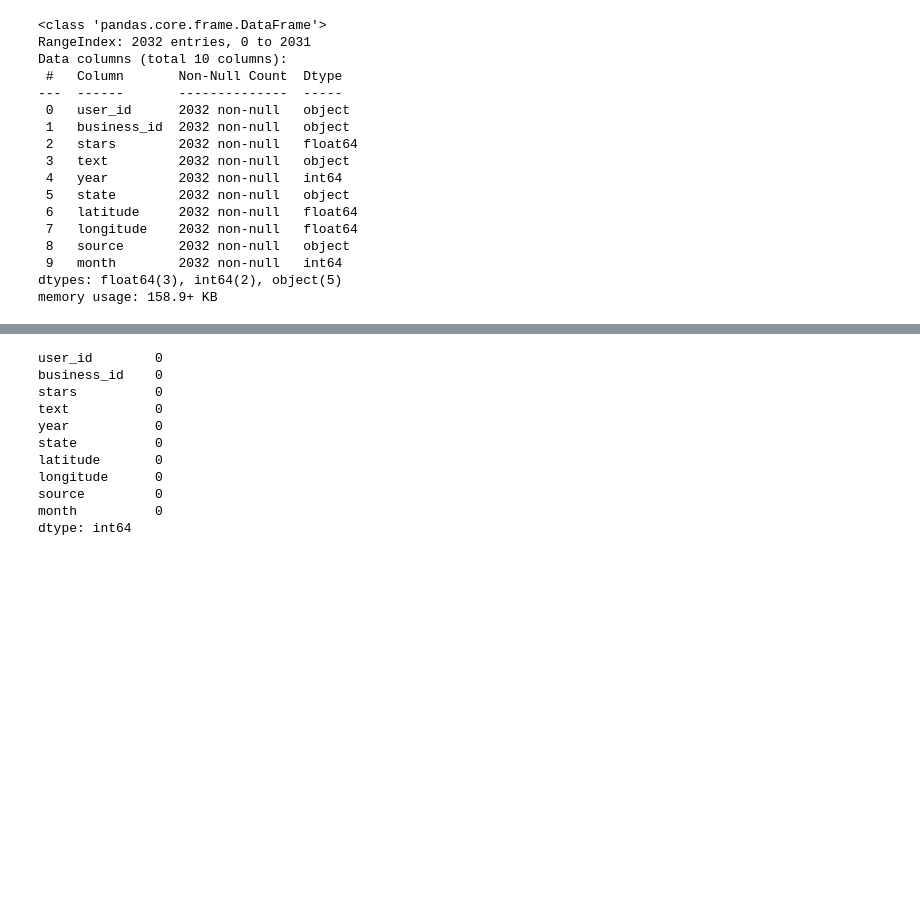
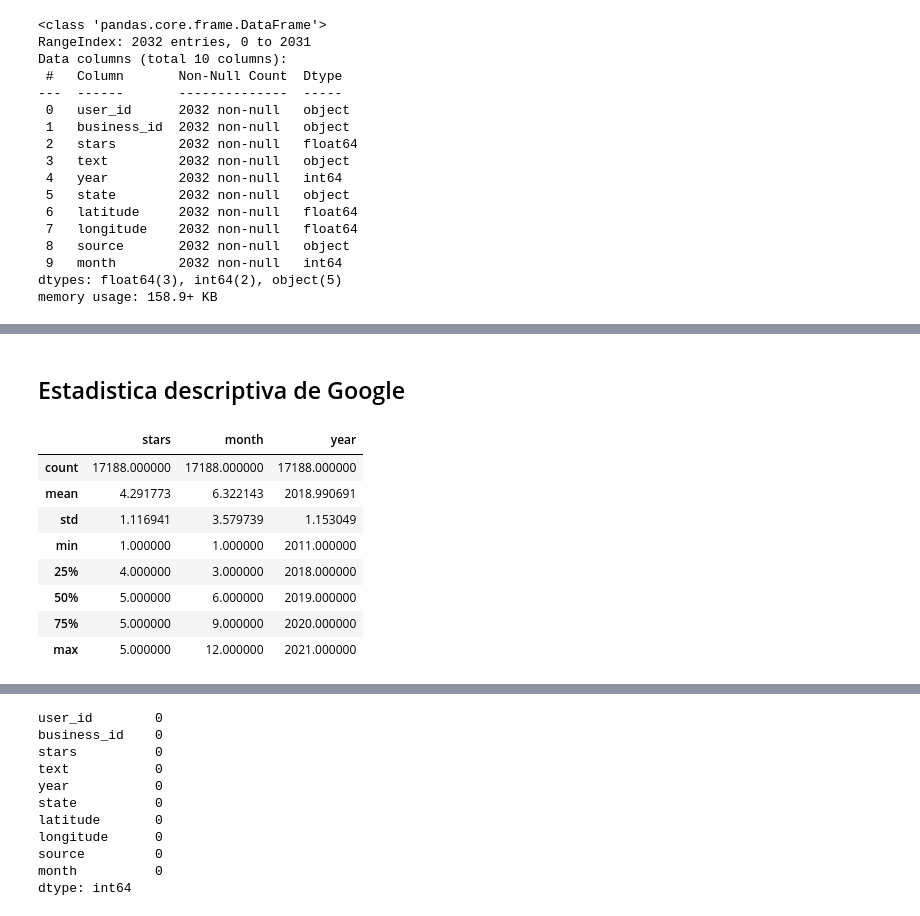
Before and after one commit to JohannaRangel/FinalProject_YelpGoogleMaps, a Jupyter notebook: notebooks/EDA.ipynb, the cells around one changed output, grey strips where cells are left out. Cells and saved outputs as stored; diff of their text form; code cells hidden in the pictures; blank space fills up the shorter version.

```diff
--- a/notebooks/EDA.ipynb
+++ b/notebooks/EDA.ipynb
@@ -95,0 +129,14 @@ plt.show()
+# %% [markdown]
+## Estadistica descriptiva de Google
+# %%
+G_ulta_beauty[['stars','month','year']].describe()
+# %% [output]
+|  | stars | month | year |
+| count | 17188.000000 | 17188.000000 | 17188.000000 |
+| mean | 4.291773 | 6.322143 | 2018.990691 |
+| std | 1.116941 | 3.579739 | 1.153049 |
+| min | 1.000000 | 1.000000 | 2011.000000 |
+| 25% | 4.000000 | 3.000000 | 2018.000000 |
+| 50% | 5.000000 | 6.000000 | 2019.000000 |
+| 75% | 5.000000 | 9.000000 | 2020.000000 |
+| max | 5.000000 | 12.000000 | 2021.000000 |
```
Also changed, not shown: parts of 19 cells of this notebook, 1 other file.
